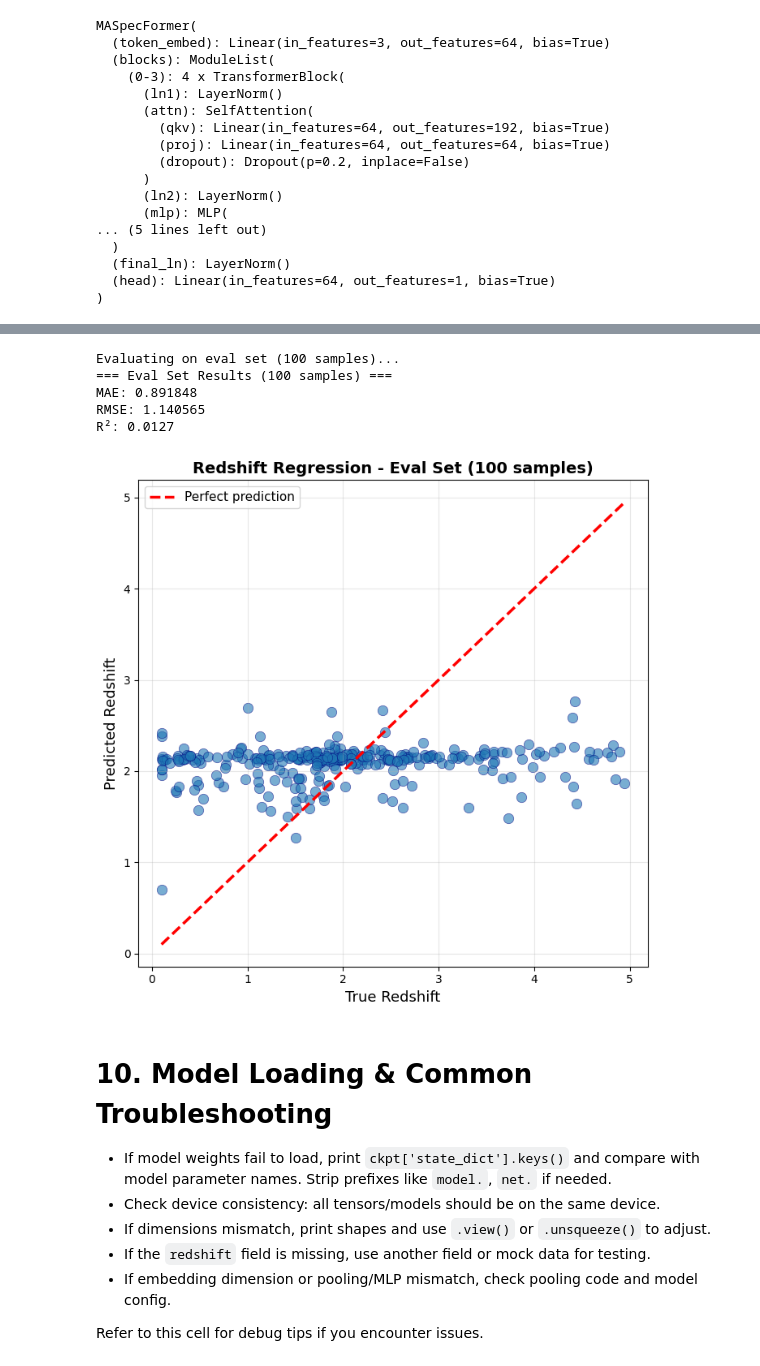
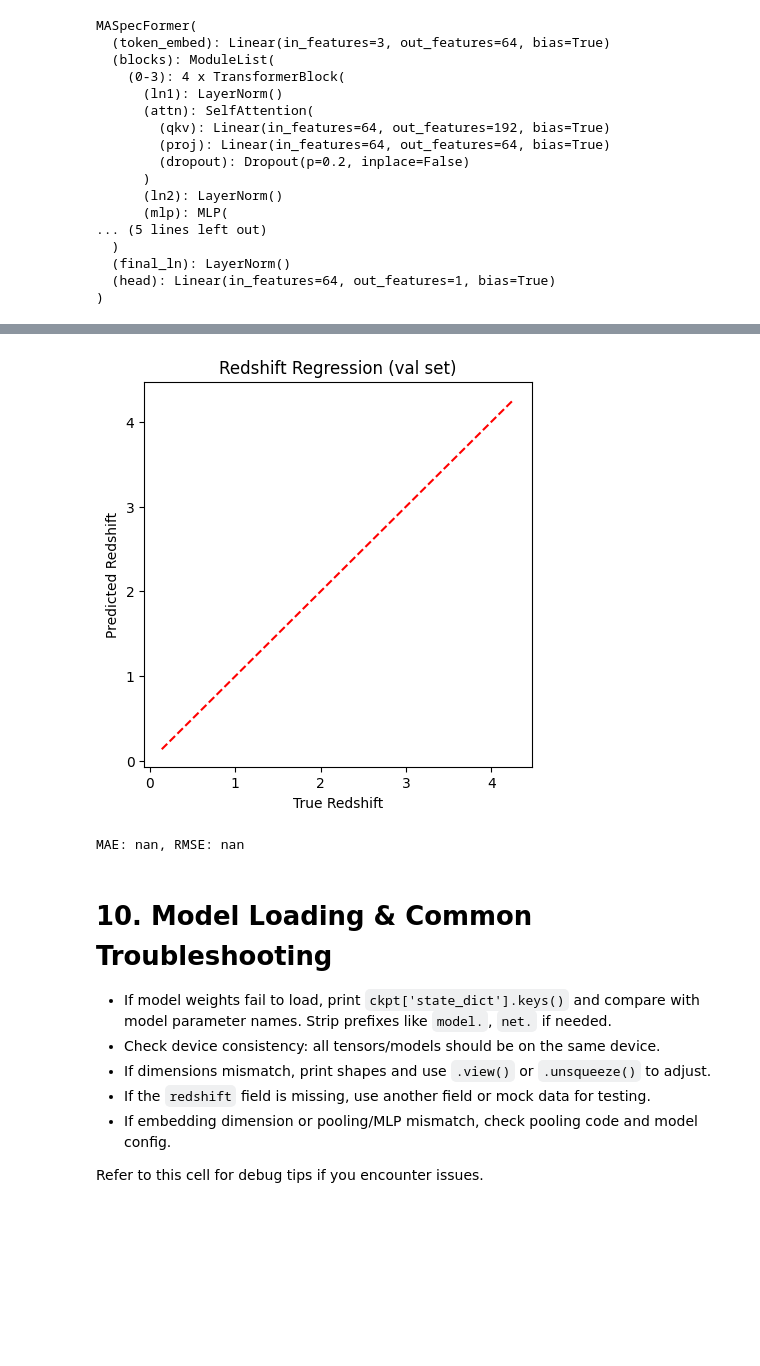
Before and after one commit to 2003cy/ssl_outthere, a Jupyter notebook: encoder_spectrum/ma_specformer/redshfit_est/redshift_downstream_demo.ipynb, the cells around one changed output, grey strips where cells are left out. Saved outputs shown, nothing was run; the diff lists cells and outputs as text; code cells hidden in the pictures; blank space fills up the shorter version.

```diff
--- a/encoder_spectrum/ma_specformer/redshfit_est/redshift_downstream_demo.ipynb
+++ b/encoder_spectrum/ma_specformer/redshfit_est/redshift_downstream_demo.ipynb
@@ -383,47 +246,30 @@ Training complete!
 # %%
-# 9. Evaluation on Eval Set (100 samples)
+# 9. Evaluation and Visualization (scatter plot & error metrics)
 mlp.eval()
-eval_preds, eval_trues = [], []
-
-print("Evaluating on eval set (100 samples)...")
+preds, trues = [], []
 with torch.no_grad():
-    for x, y in eval_loader_regress:
+    for x, y in val_loader:
         x = x.to(device)
         pred = mlp(x).cpu().numpy()
-        eval_preds.append(pred)
-        eval_trues.append(y.numpy())
+        preds.append(pred)
+        trues.append(y.numpy())
+preds = np.concatenate(preds, axis=0).flatten()
+trues = np.concatenate(trues, axis=0).flatten()
 
-eval_preds = np.concatenate(eval_preds, axis=0).flatten()
-eval_trues = np.concatenate(eval_trues, axis=0).flatten()
+plt.figure(figsize=(5,5))
+plt.scatter(trues, preds, alpha=0.7)
+plt.plot([trues.min(), trues.max()], [trues.min(), trues.max()], 'r--')
+plt.xlabel('True Redshift')
+plt.ylabel('Predicted Redshift')
+plt.title('Redshift Regression (val set)')
+plt.show()
 
-eval_mae = np.mean(np.abs(eval_preds - eval_trues))
-eval_rmse = np.sqrt(np.mean((eval_preds - eval_trues) ** 2))
-eval_r2 = 1 - (np.sum((eval_preds - eval_trues) ** 2) / np.sum((eval_trues - eval_trues.mean()) ** 2))
-
-print(f'=== Eval Set Results (100 samples) ===')
-print(f'MAE: {eval_mae:.6f}')
-print(f'RMSE: {eval_rmse:.6f}')
-print(f'R²: {eval_r2:.4f}')
-
-# Visualization
-fig, ax = plt.subplots(figsize=(7, 7))
-ax.scatter(eval_trues, eval_preds, alpha=0.6, s=80, edgecolors='navy', linewidth=0.5)
-ax.plot([eval_trues.min(), eval_trues.max()], [eval_trues.min(), eval_trues.max()],
-        'r--', linewidth=2.5, label='Perfect prediction')
-ax.set_xlabel('True Redshift', fontsize=13)
-ax.set_ylabel('Predicted Redshift', fontsize=13)
-ax.set_title('Redshift Regression - Eval Set (100 samples)', fontsize=14, fontweight='bold')
-ax.legend(fontsize=11)
-ax.grid(True, alpha=0.3)
-plt.tight_layout()
-plt.show()
+mae = np.mean(np.abs(preds - trues))
+rmse = np.sqrt(np.mean((preds - trues) ** 2))
+print(f'MAE: {mae:.4f}, RMSE: {rmse:.4f}')
 # %% [output]
+[figure, new version]
-Evaluating on eval set (100 samples)...
-=== Eval Set Results (100 samples) ===
-MAE: 0.891848
-RMSE: 1.140565
-R²: 0.0127
+MAE: nan, RMSE: nan
-[figure, old version]
 # %% [markdown]
 # 10. Model Loading & Common Troubleshooting
 
```
Also changed, not shown: parts of 7 cells of this notebook, 14 other files.
